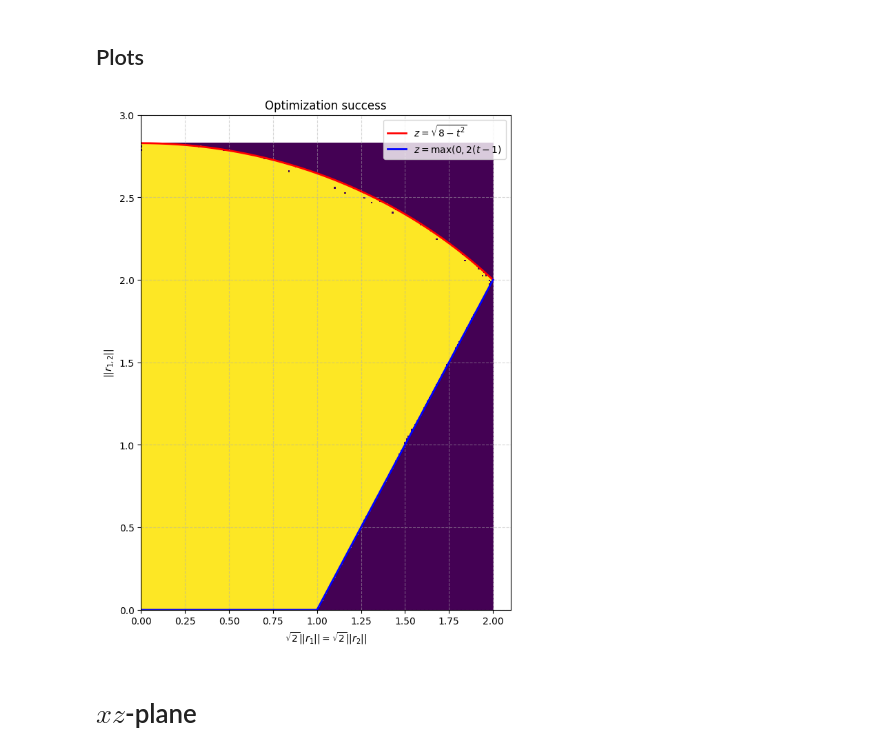
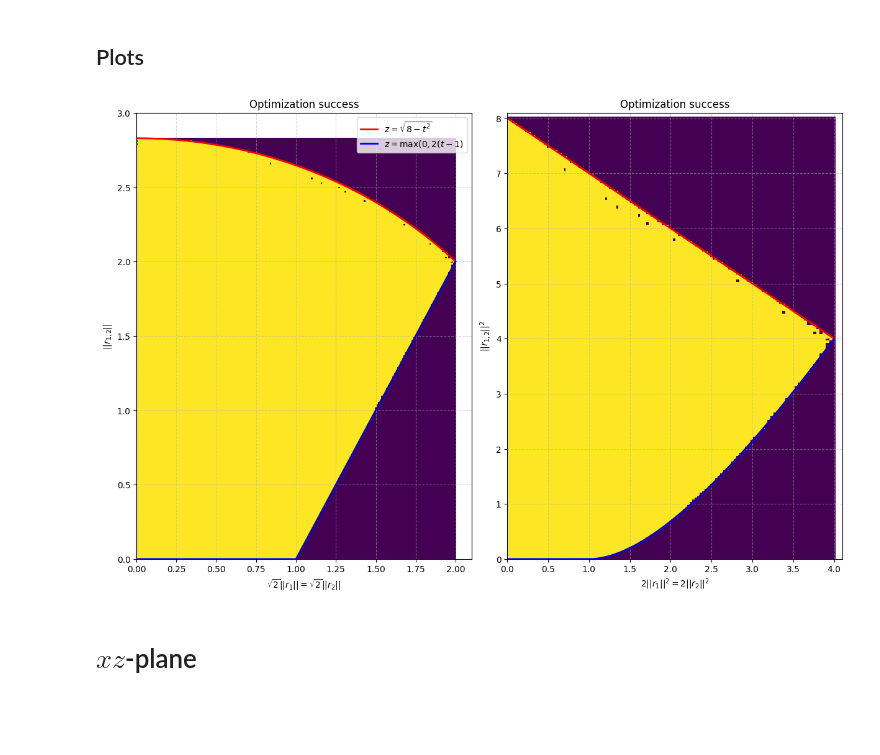
Before and after one commit to Garcia-Velo/-2024--bloch-lengths, a Jupyter notebook: notebooks/post/two_qutrits/polytope.ipynb, the cells around one changed output. Drawn from its saved outputs; the diff is of its cells as text; code cells hidden in the pictures; blank space fills up the shorter version.

```diff
--- a/notebooks/post/two_qutrits/polytope.ipynb
+++ b/notebooks/post/two_qutrits/polytope.ipynb
@@ -35,27 +35,32 @@ for idx, jdx in indices:
 # %% [markdown]
 ## Plots
 # %%
-fig, ax = plt.subplots(figsize=(6, 8), constrained_layout=True)
+fig, ax = plt.subplots(1, 2, figsize=(12, 8), constrained_layout=True)
 
-mesh = ax.pcolormesh(np.sqrt(2) * X, Z, success, shading='auto', vmin=0, vmax=1)
+mesh = ax[0].pcolormesh(np.sqrt(2) * X, Z, success, shading='auto', vmin=0, vmax=1)
+mesh = ax[1].pcolormesh(2 * X**2, Z**2, success, shading='auto', vmin=0, vmax=1)
 
-ax.set(xlabel=r"$\sqrt{2} || r_1 || = \sqrt{2} || r_2 ||$", ylabel=r"$||r_{1, 2}||$",
+ax[0].set(xlabel=r"$\sqrt{2} || r_1 || = \sqrt{2} || r_2 ||$", ylabel=r"$||r_{1, 2}||$",
        xlim=(0, 2.1), ylim=(0, 3), title="Optimization success")
+ax[1].set(xlabel=r"$2 || r_1 ||^2 = 2 || r_2 ||^2$", ylabel=r"$||r_{1, 2}||^2$",
+       xlim=(0, 4.1), ylim=(0, 8.1), title="Optimization success")
 
 t = np.linspace(0, 2, 1000)
 x = t / np.sqrt(2)
 z_upper = compute_bipartite_region_upper(3, x, x)
 z_lower = compute_bipartite_region_lower([3, 3], x, x)
 
-ax.plot(t, z_upper, 'red', linewidth=2, label=r"$z = \sqrt{8 - t^2}$")
-ax.plot(t, z_lower, 'blue', linewidth=2, label=r"$z = \max(0, 2 (t - 1)$")
+ax[0].plot(t, z_upper, 'red', linewidth=2, label=r"$z = \sqrt{8 - t^2}$")
+ax[0].plot(t, z_lower, 'blue', linewidth=2, label=r"$z = \max(0, 2 (t - 1)$")
+ax[1].plot(t**2, z_upper**2, 'red', linewidth=2)
+ax[1].plot(t**2, z_lower**2, 'blue', linewidth=2)
 
-ax.legend(loc='upper right')
-ax.grid(True, alpha=0.5, linestyle="--")
-ax.legend()
+ax[0].legend(loc='upper right')
+ax[0].grid(True, alpha=0.5, linestyle="--")
+ax[1].grid(True, alpha=0.5, linestyle="--")
 plt.show()
 # %% [output]
-[figure, old version]
+[figure, new version]
 # %% [markdown]
 # $xz$-plane
 # %% [markdown]
```
Also changed, not shown: parts of 1 cell of this notebook, 7 other files.
